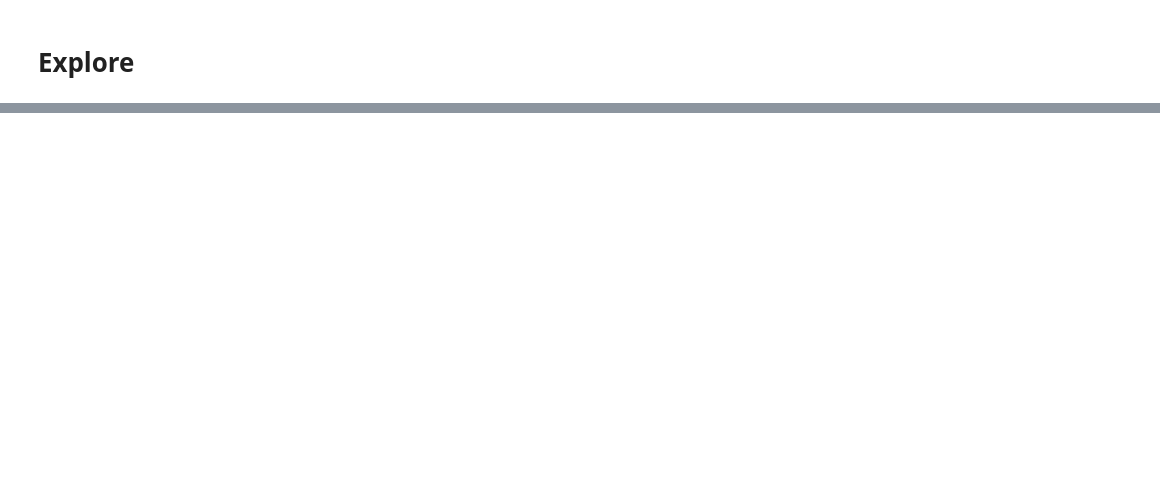
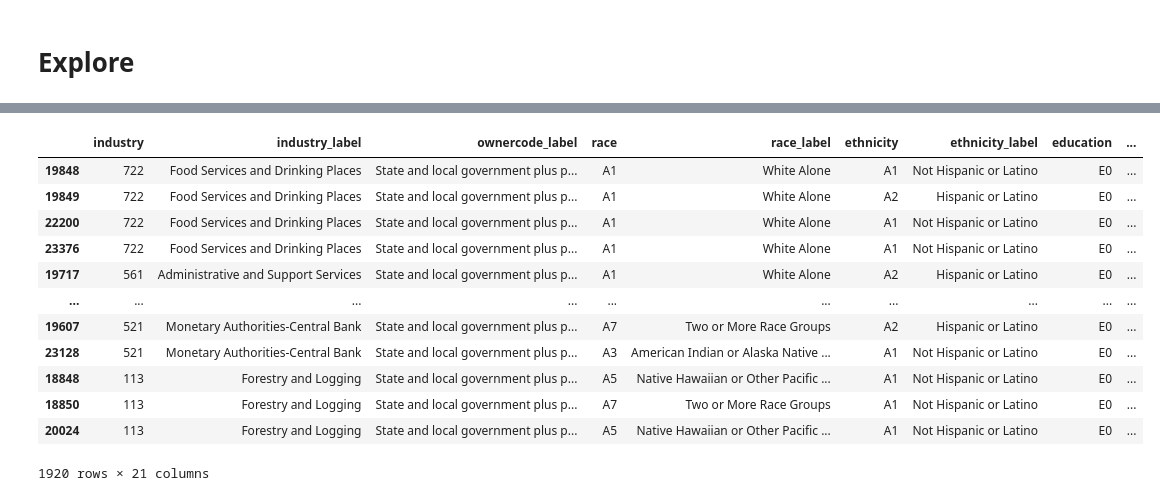
Before and after one commit to veronica-f-reyes/advanced-topics, a Jupyter notebook: capstone-scratch-nb.ipynb, the cells around one changed output, grey strips where cells are left out. Saved outputs shown, nothing was run; the diff lists cells and outputs as text; code cells hidden in the pictures; blank space fills up the shorter version.

```diff
--- a/capstone-scratch-nb.ipynb
+++ b/capstone-scratch-nb.ipynb
@@ -359,5 +354,5 @@ df_race.shape
 # %%
-df_race = df_race.rename(columns={"FrmJbGn": "job_gain", "FrmJbLs": "job_loss", "HirA": "hires", "Sep":"separations"}, errors="raise")
+#df_race = df_race.rename(columns={"FrmJbGn": "job_gain", "FrmJbLs": "job_loss", "HirA": "hires", "Sep":"separations"}, errors="raise")
 # %%
 df_race.columns
 # %% [output]
@@ -382,6 +377,15 @@ df_race = df_race.rename(columns={"periodicity_label.value": "periodicity_label"
                         "ethnicity_label.value":"ethnicity_label", "education_label.value": "education_label",
                         "firmage_label.value":"firmage_label", "firmsize_label.value": "firmsize_label"
                         }, errors="raise")
+# %%
+col_to_drop = ['sEmp', 'sSep','firmage','firmsize','periodicity','periodicity_label',
+               'seasonadj_label', 'geo_level', 'geo_level_label',
+               'geography', 'geography_label', 'ind_level', 'sex', 'ownercode',
+              'sHirA','sFrmJbGn','sFrmJbLs','sEarnBeg','sPayroll','sHirAEndReplR','sFrmJbC','HirAEndReplR',
+              'agegrp_label','agegrp','sex_label','seasonadj']
+
+# Drop the list of columns:
+df_race = df_race.drop(columns=col_to_drop)
 # %%
 df_race.columns
 # %% [output]
@@ -513,0 +539,2 @@ Index(['periodicity', 'periodicity_label', 'seasonadj', 'seasonadj_label',
+# %%
+df_race = wrangle.quarterly_dates(df_race)
@@ -528,0 +597,3 @@ df_ed_2020.head()
+# %%
+df_race_2020 = df_race[df_race.year == 2020]
+df_race_2020.head()
@@ -528,0 +668,17 @@ df_ed_2020.head()
+# %%
+df2 = df_race_2020.sort_values('Sep',ascending = False)
+df2.groupby('industry_label').head(20)
+# %% [output]
+|  | industry | industry_label | ownercode_label | race | race_label | ethnicity | ethnicity_label | education | ... |
+| 19848 | 722 | Food Services and Drinking Places | State and local government plus p... | A1 | White Alone | A1 | Not Hispanic or Latino | E0 | ... |
+| 19849 | 722 | Food Services and Drinking Places | State and local government plus p... | A1 | White Alone | A2 | Hispanic or Latino | E0 | ... |
+| 22200 | 722 | Food Services and Drinking Places | State and local government plus p... | A1 | White Alone | A1 | Not Hispanic or Latino | E0 | ... |
+| 23376 | 722 | Food Services and Drinking Places | State and local government plus p... | A1 | White Alone | A1 | Not Hispanic or Latino | E0 | ... |
+| 19717 | 561 | Administrative and Support Services | State and local government plus p... | A1 | White Alone | A2 | Hispanic or Latino | E0 | ... |
+| ... | ... | ... | ... | ... | ... | ... | ... | ... | ... |
+| 19607 | 521 | Monetary Authorities-Central Bank | State and local government plus p... | A7 | Two or More Race Groups | A2 | Hispanic or Latino | E0 | ... |
+| 23128 | 521 | Monetary Authorities-Central Bank | State and local government plus p... | A3 | American Indian or Alaska Native ... | A1 | Not Hispanic or Latino | E0 | ... |
+| 18848 | 113 | Forestry and Logging | State and local government plus p... | A5 | Native Hawaiian or Other Pacific ... | A1 | Not Hispanic or Latino | E0 | ... |
+| 18850 | 113 | Forestry and Logging | State and local government plus p... | A7 | Two or More Race Groups | A1 | Not Hispanic or Latino | E0 | ... |
+| 20024 | 113 | Forestry and Logging | State and local government plus p... | A5 | Native Hawaiian or Other Pacific ... | A1 | Not Hispanic or Latino | E0 | ... |
+1920 rows × 21 columns
```
Also changed, not shown: parts of 51 cells of this notebook.
